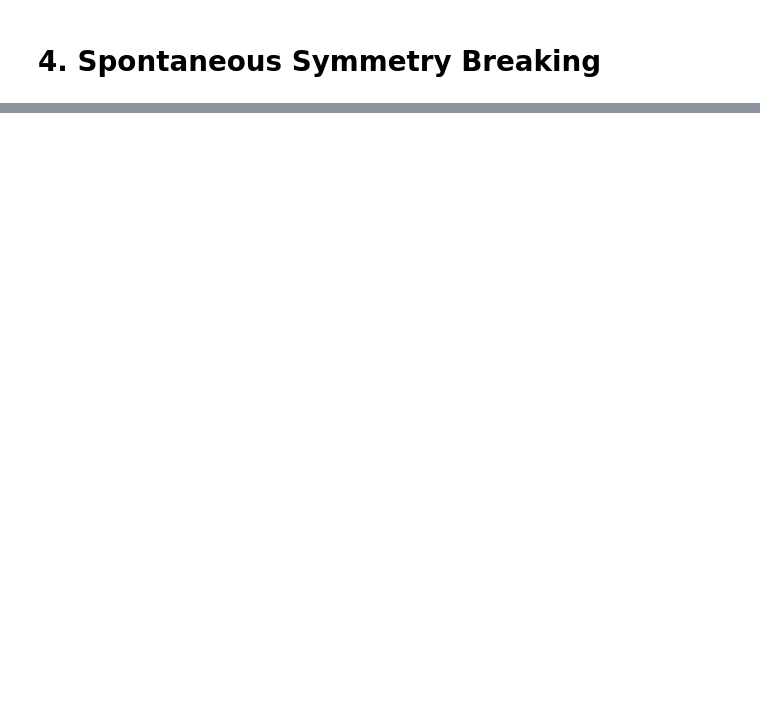
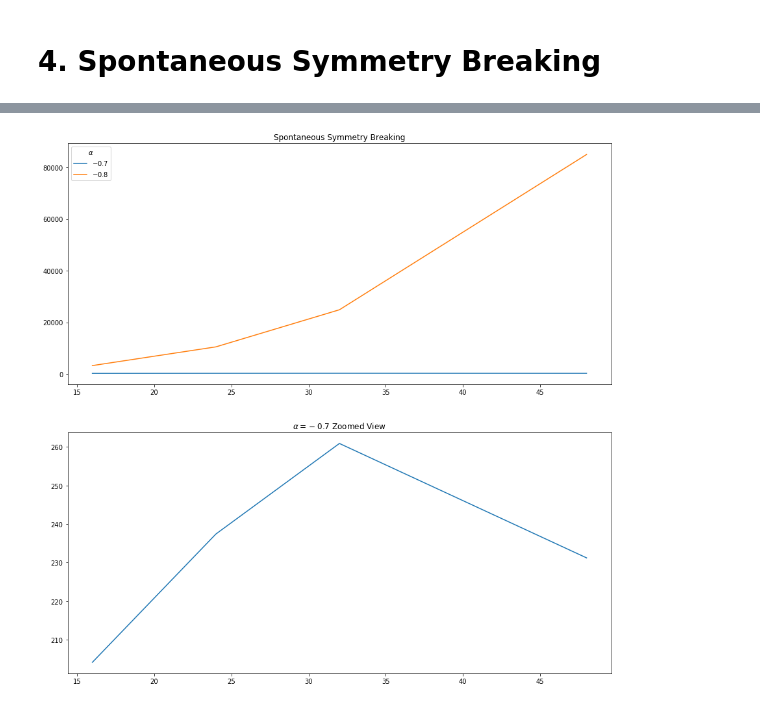
Before and after one commit to farice/QFT-Final-Project, a Jupyter notebook: project1.ipynb, the cells around one changed output, grey strips where cells are left out. Cells and saved outputs as stored; diff of their text form; code cells hidden in the pictures; blank space fills up the shorter version.

```diff
--- a/project1.ipynb
+++ b/project1.ipynb
@@ -768,0 +906,40 @@ for L in [16, 24, 32, 48]:
+# %%
+from mpl_toolkits.axes_grid1.inset_locator import inset_axes
+
+figsize = (20, 20)
+plt.figure(figsize = (15, 15))
+
+plt.xlabel("L")
+plt.ylabel("Chi")
+
+Ls = [16, 24, 32, 48]
+chi1s = [204.14253149125554, 237.4132924253314, 260.89720733719713, 231.23711869137648]
+chi2s = [3232.2724248503205, 10489.62276926511, 24865.013837631705, 85022.69003774619]
+
+plt.subplot(2, 1, 1)
+
+plt.title("Spontaneous Symmetry Breaking")
+plt.plot(
+    Ls,
+    chi1s,
+    label=r'$-0.7$'
+        )
+
+plt.plot(
+    Ls,
+    chi2s,
+    label=r'$-0.8$'
+        )
+
+plt.legend(title=r'$\alpha$')
+
+plt.subplot(2, 1, 2)
+plt.title(r'$\alpha=-0.7$ Zoomed View')
+plt.plot(
+    Ls,
+    chi1s
+)
+
+plt.show()
+# %% [output]
+[figure, added]
```
Also changed, not shown: parts of 14 cells of this notebook.
